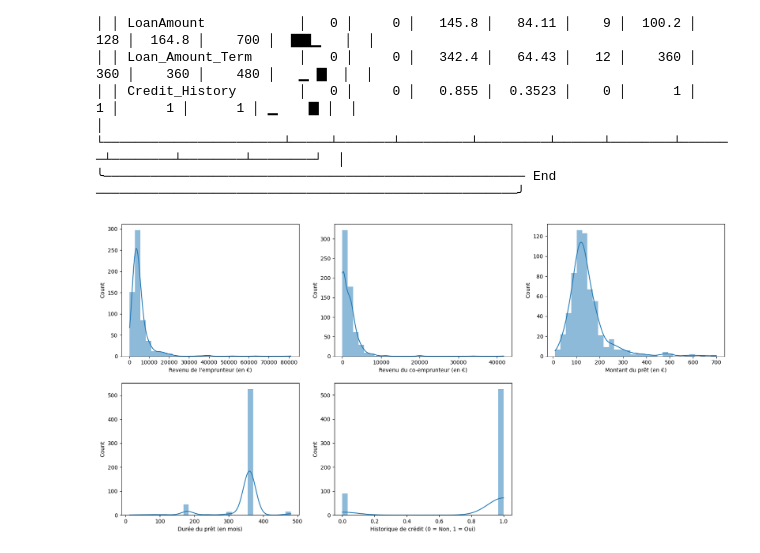
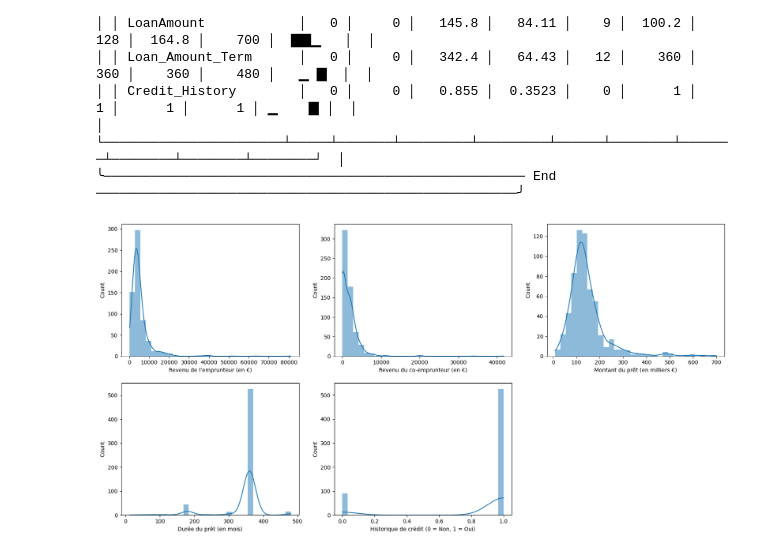
Before and after one commit to Patrick-NII/Analyse_Credits, a Jupyter notebook: feature.ipynb, the cells around one changed output. Saved outputs shown, nothing was run; the diff lists cells and outputs as text; code cells hidden in the pictures.

```diff
--- a/feature.ipynb
+++ b/feature.ipynb
@@ -230,16 +230,16 @@ skim(df[features_num])
 # %%
 # Distribution des variables numériques
 title_mapping = {'ApplicantIncome': 'Revenu de l\'emprunteur (en €)',
                  'CoapplicantIncome': 'Revenu du co-emprunteur (en €)',
-                 'LoanAmount': 'Montant du prêt (en €)',
+                 'LoanAmount': 'Montant du prêt (en milliers €)',
                  'Loan_Amount_Term': 'Durée du prêt (en mois)',
                  'Credit_History': 'Historique de crédit (0 = Non, 1 = Oui)'}
 
 plt.figure(figsize=(20, 15))
 for i, col in enumerate(features_num, 1):
     plt.subplot(3, 3, i)
     sns.histplot(df[col], kde=True, bins=30, edgecolor='none')
     plt.title('')
     plt.xlabel(title_mapping[col])
 # %% [output]
-[figure, old version]
+[figure, new version]
```
Also changed, not shown: parts of 1 cell of this notebook.
